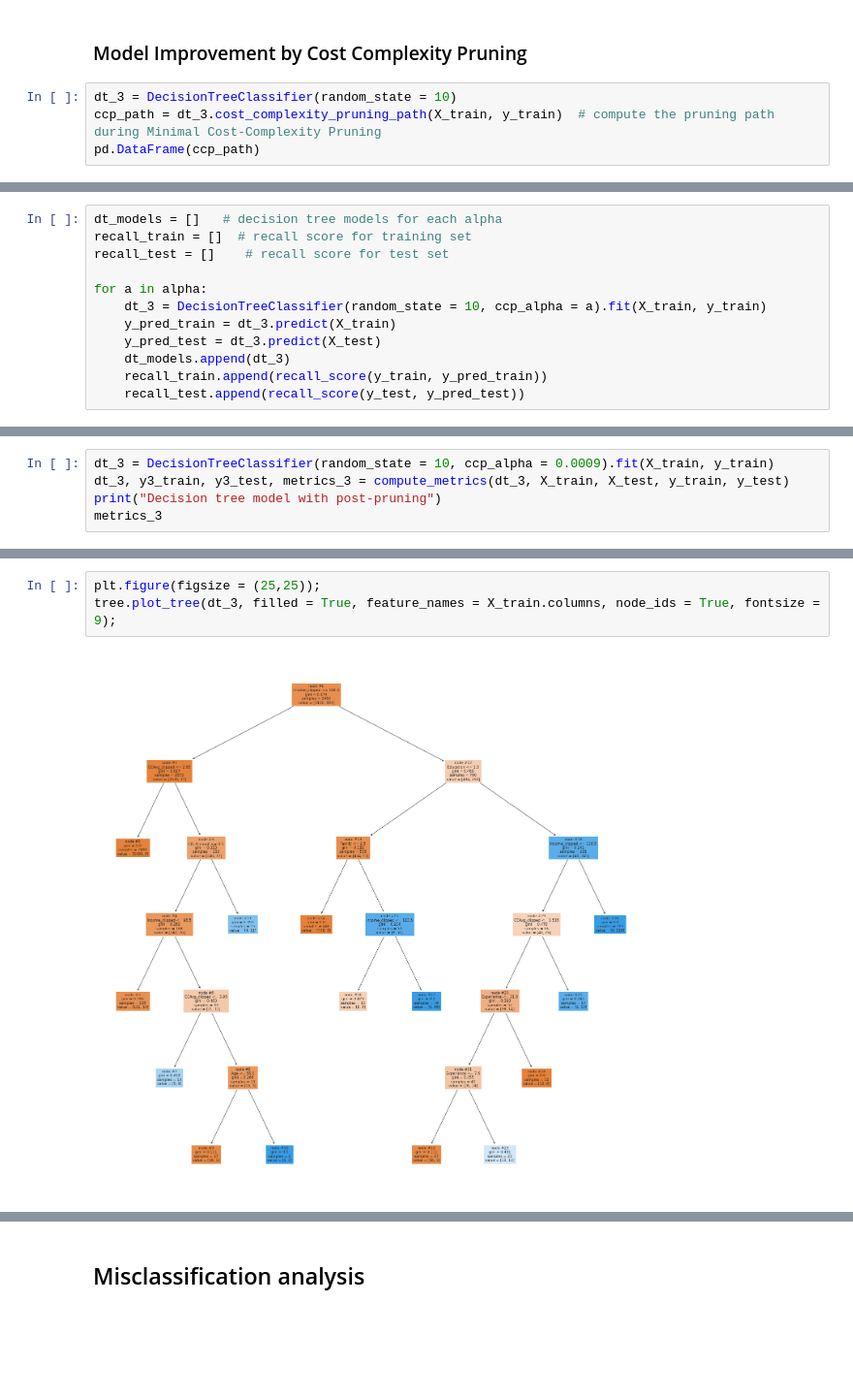
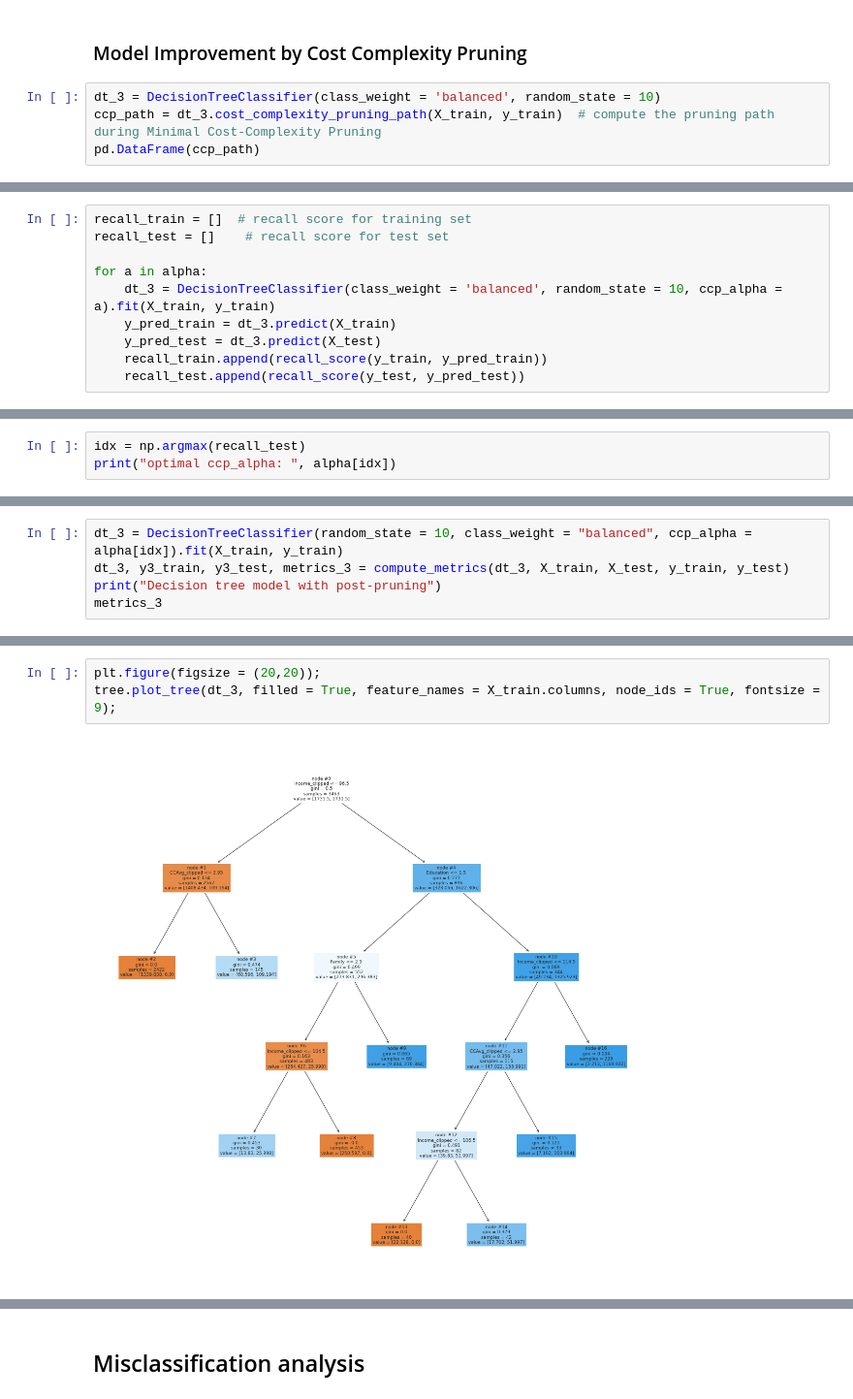
Before and after one commit to liangym2014/Data-science-and-machine-learning, a Jupyter notebook: 3.Personal_Loan_Campaign_Solution.ipynb, the cells around one changed output, grey strips where cells are left out. Shown at 97% size. Drawn from its saved outputs; the diff is of its cells as text; blank space fills up the shorter version.

Commit message:
Modify decision tree pre-pruning/post-pruning with class_weight. Add Conclusion and Recommendation.

```diff
--- a/3.Personal_Loan_Campaign_Solution.ipynb
+++ b/3.Personal_Loan_Campaign_Solution.ipynb
@@ -1105,7 +1102,7 @@ pd.DataFrame(data = dt_2.feature_importances_, index = X_train.columns,
 # %% [markdown]
 ### Model Improvement by Cost Complexity Pruning
 # %%
-dt_3 = DecisionTreeClassifier(random_state = 10)
+dt_3 = DecisionTreeClassifier(class_weight = 'balanced', random_state = 10)
 ccp_path = dt_3.cost_complexity_pruning_path(X_train, y_train)  # compute the pruning path during Minimal Cost-Complexity Pruning
 pd.DataFrame(ccp_path)
 # %% [output]
@@ -1139,13 +1136,11 @@ plt.ylabel('impurity');
 # %%
-dt_models = []   # decision tree models for each alpha
 recall_train = []  # recall score for training set
 recall_test = []    # recall score for test set
 
 for a in alpha:
-    dt_3 = DecisionTreeClassifier(random_state = 10, ccp_alpha = a).fit(X_train, y_train)
+    dt_3 = DecisionTreeClassifier(class_weight = 'balanced', random_state = 10, ccp_alpha = a).fit(X_train, y_train)
     y_pred_train = dt_3.predict(X_train)
     y_pred_test = dt_3.predict(X_test)
-    dt_models.append(dt_3)
     recall_train.append(recall_score(y_train, y_pred_train))
     recall_test.append(recall_score(y_test, y_pred_test))
 # %%
@@ -1159,0 +1155,3 @@ plt.ylabel('recall score');
+# %%
+idx = np.argmax(recall_test)
+print("optimal ccp_alpha: ", alpha[idx])
@@ -1162,5 +1162,5 @@ plt.ylabel('recall score');
 # %%
-dt_3 = DecisionTreeClassifier(random_state = 10, ccp_alpha = 0.0009).fit(X_train, y_train)
+dt_3 = DecisionTreeClassifier(random_state = 10, class_weight = "balanced", ccp_alpha = alpha[idx]).fit(X_train, y_train)
 dt_3, y3_train, y3_test, metrics_3 = compute_metrics(dt_3, X_train, X_test, y_train, y_test)
 print("Decision tree model with post-pruning")
 metrics_3
@@ -1176,8 +1176,8 @@ generate_confusion_matrix(y_test, y3_test)
 # %%
-plt.figure(figsize = (25,25));
+plt.figure(figsize = (20,20));
 tree.plot_tree(dt_3, filled = True, feature_names = X_train.columns, node_ids = True, fontsize = 9);
 # %% [output]
-[figure, old version]
+[figure, new version]
 # %%
 print(tree.export_text(dt_3, feature_names = X_train.columns.to_list()))
 # %% [output]
```
Also changed, not shown: parts of 32 cells of this notebook.
